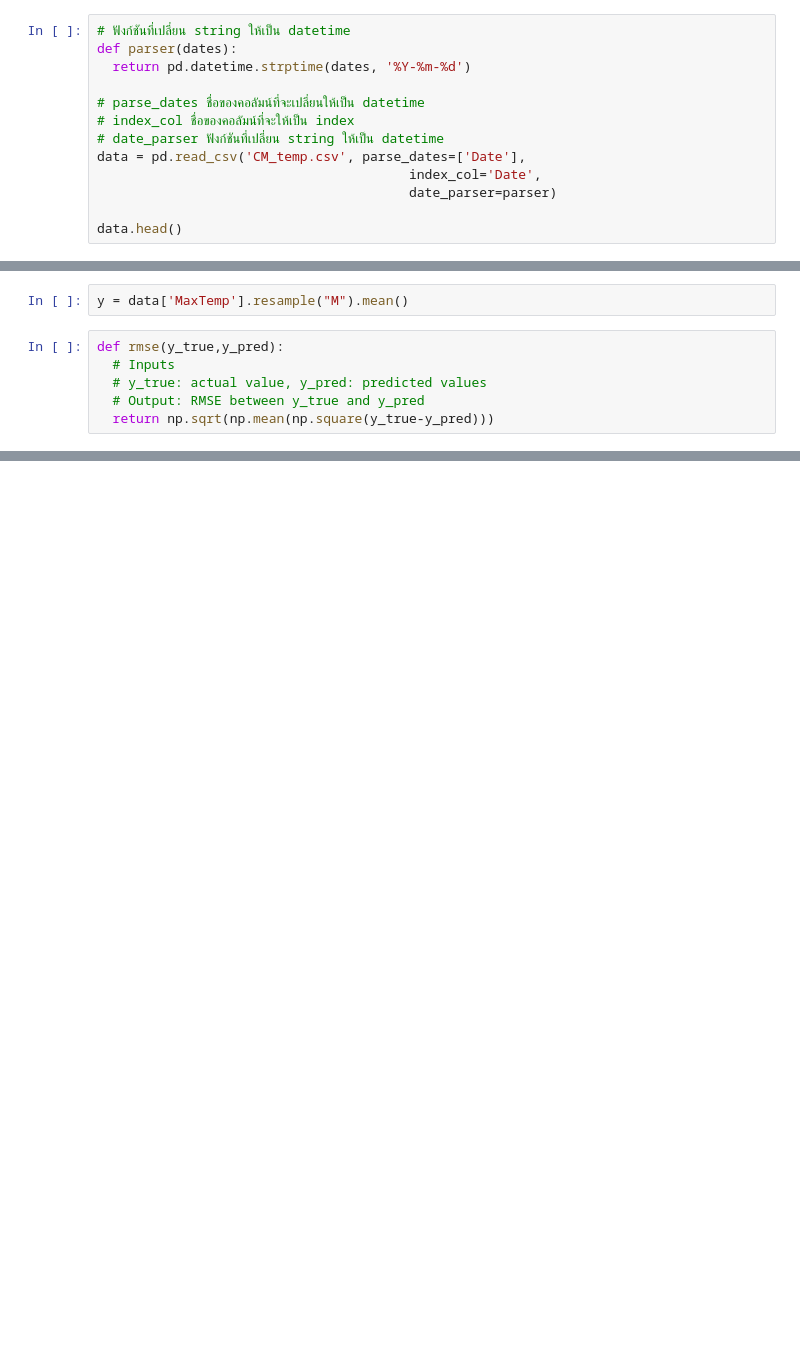
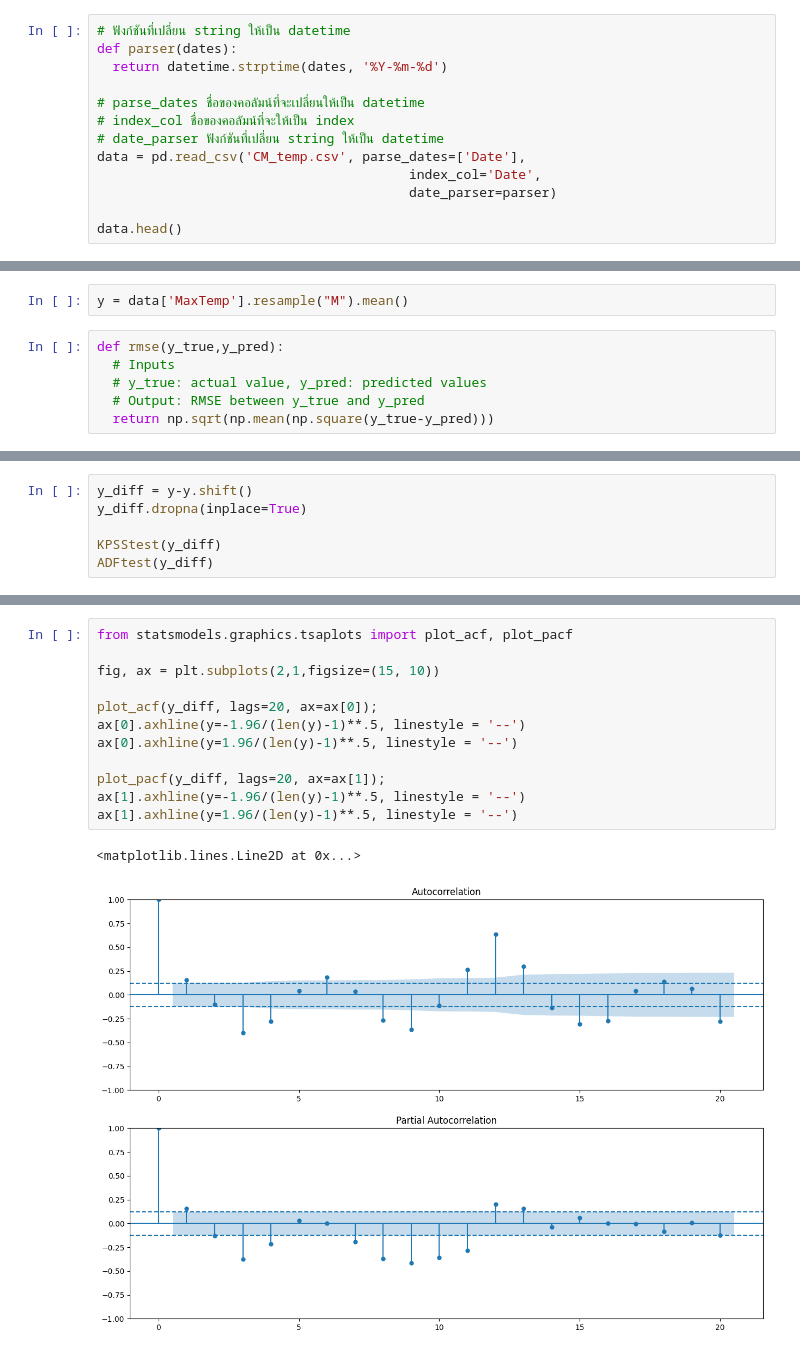
Before and after one commit to Pandatoey/LAB229351, a Jupyter notebook: สำเนาของ_229351_LAB11_02.ipynb, the cells around one changed output, grey strips where cells are left out. Saved outputs shown, nothing was run; the diff lists cells and outputs as text; blank space fills up the shorter version.

```diff
--- a/สำเนาของ_229351_LAB11_02.ipynb
+++ b/สำเนาของ_229351_LAB11_02.ipynb
@@ -28,7 +29,7 @@ from statsmodels.tsa.arima.model import ARIMA
 # %%
 # ฟังก์ชันที่เปลี่ยน string ให้เป็น datetime
 def parser(dates):
-  return pd.datetime.strptime(dates, '%Y-%m-%d')
+  return datetime.strptime(dates, '%Y-%m-%d')
 
 # parse_dates ชื่อของคอลัมน์ที่จะเปลี่ยนให้เป็น datetime
 # index_col ชื่อของคอลัมน์ที่จะให้เป็น index
@@ -55,0 +138,6 @@ print(test)
+# %%
+y_diff = y-y.shift()
+y_diff.dropna(inplace=True)
+
+KPSStest(y_diff)
+ADFtest(y_diff)
@@ -55,0 +159,15 @@ print(test)
+# %%
+from statsmodels.graphics.tsaplots import plot_acf, plot_pacf
+
+fig, ax = plt.subplots(2,1,figsize=(15, 10))
+
+plot_acf(y_diff, lags=20, ax=ax[0]);
+ax[0].axhline(y=-1.96/(len(y)-1)**.5, linestyle = '--')
+ax[0].axhline(y=1.96/(len(y)-1)**.5, linestyle = '--')
+
+plot_pacf(y_diff, lags=20, ax=ax[1]);
+ax[1].axhline(y=-1.96/(len(y)-1)**.5, linestyle = '--')
+ax[1].axhline(y=1.96/(len(y)-1)**.5, linestyle = '--')
+# %% [output]
+<matplotlib.lines.Line2D at 0x...>
+[figure, added]
```
Also changed, not shown: parts of 21 cells of this notebook.
